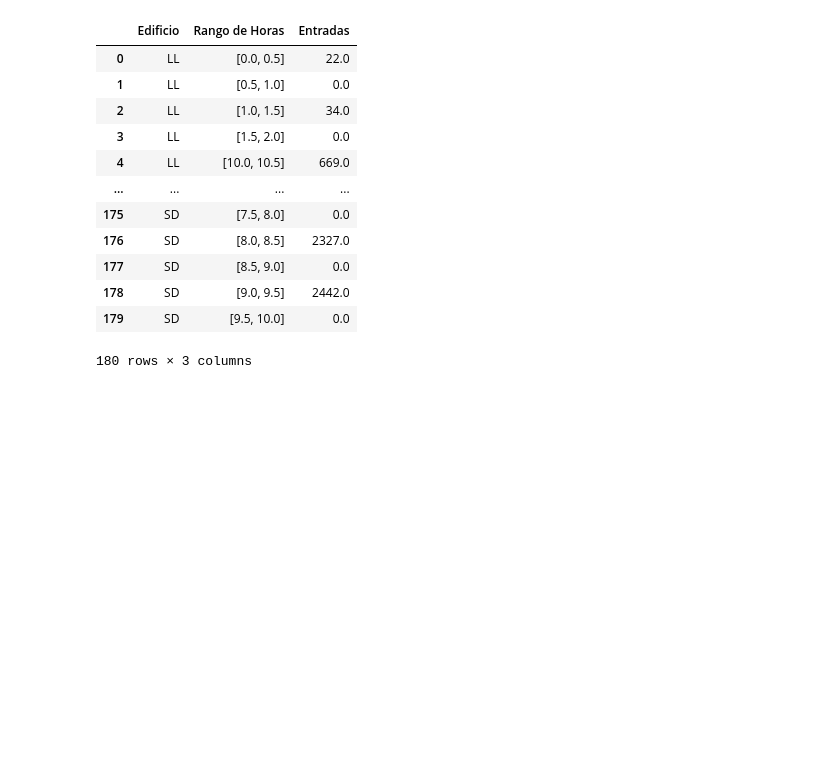
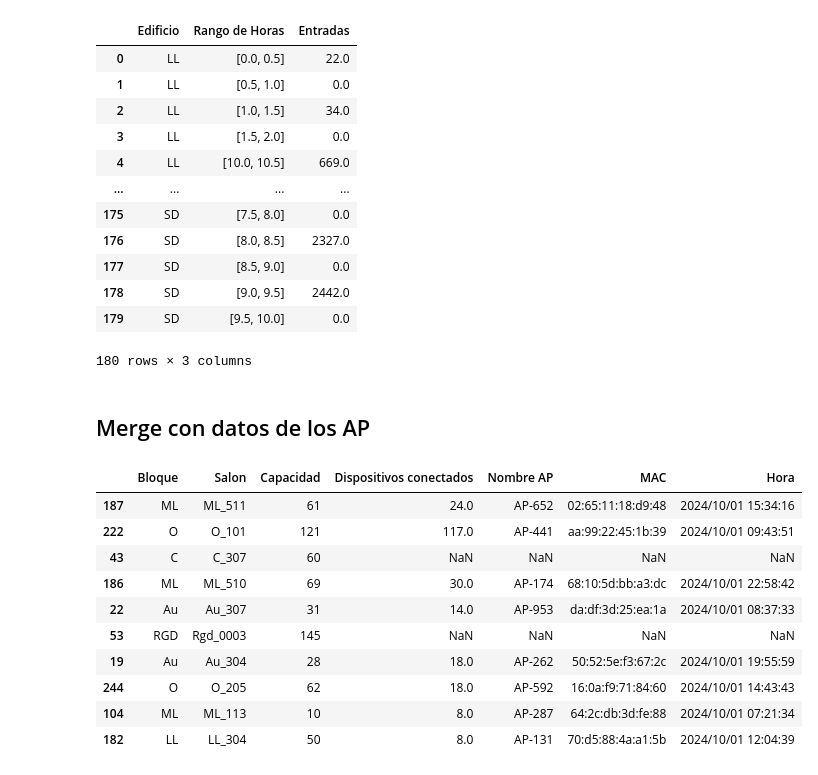
Before and after one commit to Sayala100/Thesis-SmartCampusVisualization, a Jupyter notebook: backend/notebooks/courses_treatment.ipynb, the cells around one changed output. Cells and saved outputs as stored; diff of their text form; code cells hidden in the pictures; blank space fills up the shorter version.

Commit message:
AP data treat added

```diff
--- a/backend/notebooks/courses_treatment.ipynb
+++ b/backend/notebooks/courses_treatment.ipynb
@@ -452,3 +452,22 @@ final_df
 180 rows × 3 columns
 # %%
 final_df.to_csv('../data/entradas_edificio_hora_completos.csv', index=False)
+# %% [markdown]
+## Merge con datos de los AP
+# %%
+aps = pd.read_csv('../data/AP_data.csv', delimiter=';')
+edificios = filtered_df.copy()
+# %%
+aps.sample(10)
+# %% [output]
+|  | Bloque | Salon | Capacidad | Dispositivos conectados | Nombre AP | MAC | Hora |
+| 187 | ML | ML_511 | 61 | 24.0 | AP-652 | 02:65:11:18:d9:48 | 2024/10/01 15:34:16 |
+| 222 | O | O_101 | 121 | 117.0 | AP-441 | aa:99:22:45:1b:39 | 2024/10/01 09:43:51 |
+| 43 | C | C_307 | 60 | NaN | NaN | NaN | NaN |
+| 186 | ML | ML_510 | 69 | 30.0 | AP-174 | 68:10:5d:bb:a3:dc | 2024/10/01 22:58:42 |
+| 22 | Au | Au_307 | 31 | 14.0 | AP-953 | da:df:3d:25:ea:1a | 2024/10/01 08:37:33 |
+| 53 | RGD | Rgd_0003 | 145 | NaN | NaN | NaN | NaN |
+| 19 | Au | Au_304 | 28 | 18.0 | AP-262 | 50:52:5e:f3:67:2c | 2024/10/01 19:55:59 |
+| 244 | O | O_205 | 62 | 18.0 | AP-592 | 16:0a:f9:71:84:60 | 2024/10/01 14:43:43 |
+| 104 | ML | ML_113 | 10 | 8.0 | AP-287 | 64:2c:db:3d:fe:88 | 2024/10/01 07:21:34 |
+| 182 | LL | LL_304 | 50 | 8.0 | AP-131 | 70:d5:88:4a:a1:5b | 2024/10/01 12:04:39 |
```
Also changed, not shown: parts of 14 cells of this notebook.
